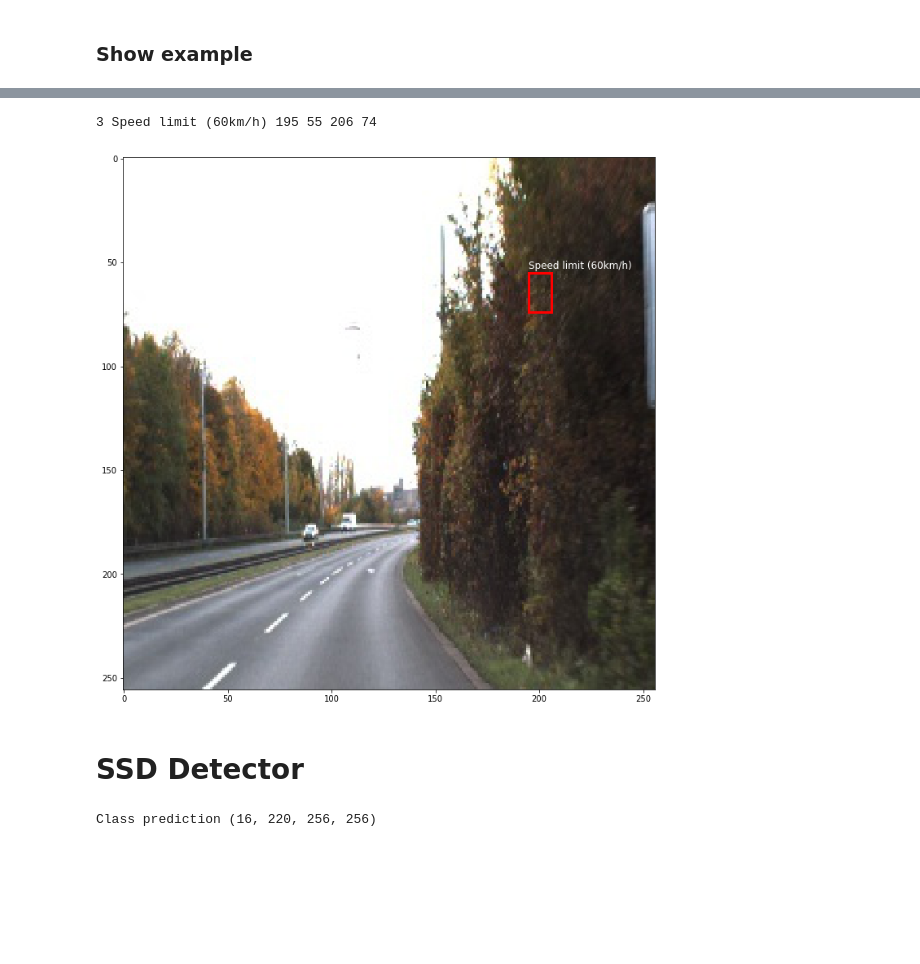
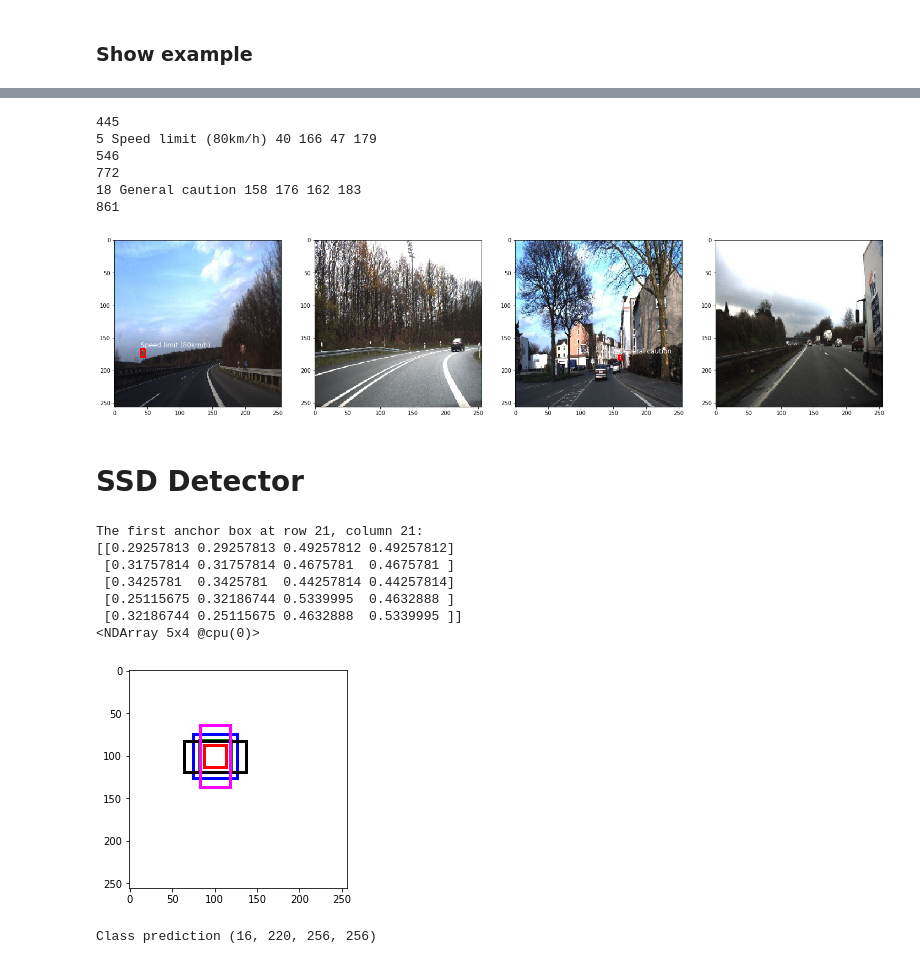
Before and after one commit to liferlisiqi/Traffic-Sign-Detection, a Jupyter notebook: SSD.ipynb, the cells around one changed output, grey strips where cells are left out. Drawn from its saved outputs; the diff is of its cells as text; code cells hidden in the pictures; blank space fills up the shorter version.

```diff
--- a/SSD.ipynb
+++ b/SSD.ipynb
@@ -123,24 +108,68 @@ print(mul_label)
 # %%
-fig,ax = plt.subplots(1,  figsize=(12,12))
-ax.imshow(img)
-for box in mul_label:
-    sign = int(box[0])
-    if(sign < 0):
-        continue
-    minx = int(box[1] * DATA_SHAPE)
-    miny = int(box[2] * DATA_SHAPE)
-    maxx = int(box[3] * DATA_SHAPE)
-    maxy = int(box[4] * DATA_SHAPE)
-    print(sign, signnames[sign], minx, miny, maxx, maxy)
-    rect = plt.Rectangle((minx, miny), maxx-minx, maxy-miny,fill=False, edgecolor='red', linewidth=3)
-    ax.add_patch(rect)
-    ax.text(minx, miny-2, '{:s}'.format(signnames[sign]),fontsize=12, color='white')
+fig,ax = plt.subplots(1, 4, figsize=(25,25))
+for i in range(4):
+    print(batch_label[i])
+    img = batch.data[0][i]
+    img = img.transpose((1, 2, 0))
+    img = img.clip(0,255).asnumpy() / 255
+    mul_label = labels[batch_label][i].asnumpy()
+    ax[i].imshow(img)
+    for box in mul_label:
+        sign = int(box[0])
+        if(sign < 0):
+            continue
+        minx = int(box[1] * DATA_SHAPE)
+        miny = int(box[2] * DATA_SHAPE)
+        maxx = int(box[3] * DATA_SHAPE)
+        maxy = int(box[4] * DATA_SHAPE)
+        print(sign, signnames[sign], minx, miny, maxx, maxy)
+        rect = plt.Rectangle((minx, miny), maxx-minx, maxy-miny,fill=False, edgecolor='red', linewidth=3)
+        ax[i].add_patch(rect)
+        ax[i].text(minx, miny-2, '{:s}'.format(signnames[sign]),fontsize=12, color='white')
 plt.show()
 # %% [output]
-3 Speed limit (60km/h) 195 55 206 74
+445
+5 Speed limit (80km/h) 40 166 47 179
+546
+772
+18 General caution 158 176 162 183
+861
-[figure, old version]
+[figure, new version]
 # %% [markdown]
 # SSD Detector
+# %%
+n = 256
+# shape: batch x channel x height x weight
+x = nd.random_uniform(shape=(1, 3, n, n))
+
+y = MultiBoxPrior(x, sizes=[.2, .15, .1], ratios=[1, 2, .5])
+
+# the first anchor box generated for pixel at (20,20)
+# its format is (x_min, y_min, x_max, y_max)
+boxes = y.reshape((n, n, -1, 4))
+print('The first anchor box at row 21, column 21:', boxes[100, 100, :, :])
+
+def box_to_rect(box, color, linewidth=3):
+    """convert an anchor box to a matplotlib rectangle"""
+    box = box.asnumpy()
+    return plt.Rectangle(
+        (box[0], box[1]), (box[2]-box[0]), (box[3]-box[1]),
+        fill=False, edgecolor=color, linewidth=linewidth)
+colors = ['blue', 'green', 'red', 'black', 'magenta']
+plt.imshow(nd.ones((n, n, 3)).asnumpy())
+anchors = boxes[100, 100, :, :]
+for i in range(anchors.shape[0]):
+    plt.gca().add_patch(box_to_rect(anchors[i,:]*n, colors[i]))
+plt.show()
+# %% [output]
+The first anchor box at row 21, column 21:
+[[0.29257813 0.29257813 0.49257812 0.49257812]
+ [0.31757814 0.31757814 0.4675781  0.4675781 ]
+ [0.3425781  0.3425781  0.44257814 0.44257814]
+ [0.25115675 0.32186744 0.5339995  0.4632888 ]
+ [0.32186744 0.25115675 0.4632888  0.5339995 ]]
+<NDArray 5x4 @cpu(0)>
+[figure, added]
 # %%
 def class_predictor(num_anchors, num_classes):
     """return a layer to predict classes"""
```
Also changed, not shown: parts of 9 cells of this notebook, 5 other files.
